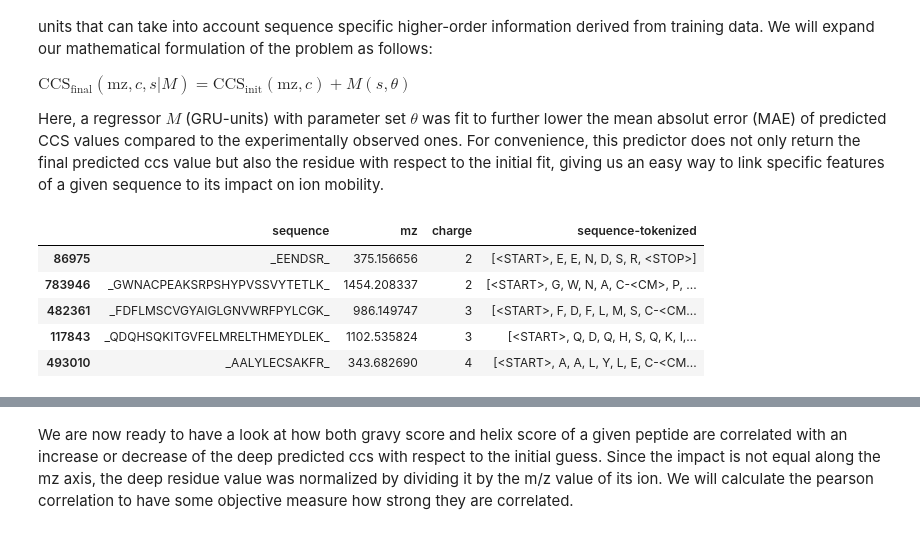
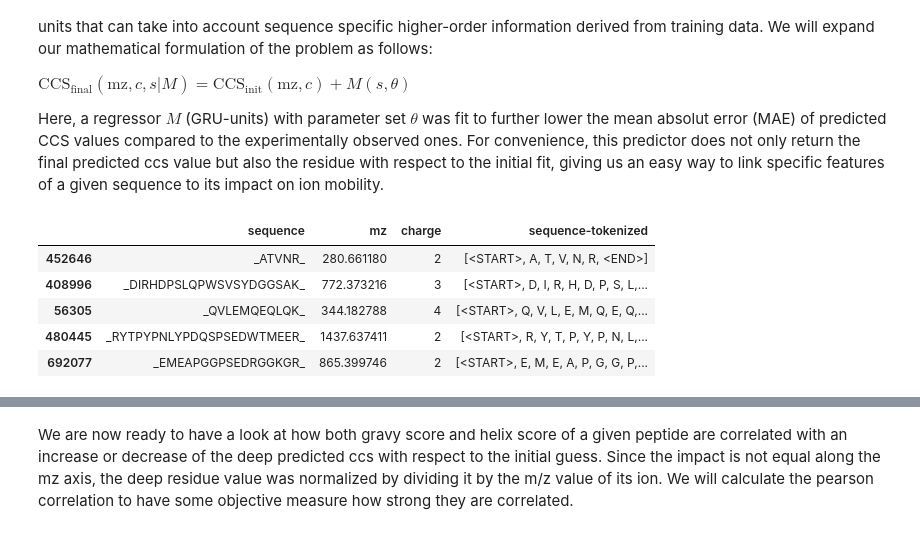
Before and after one commit to theGreatHerrLebert/ionmob, a Jupyter notebook: notebook/MobilityDrivingFactors.ipynb, the cells around one changed output, grey strips where cells are left out. Drawn from its saved outputs; the diff is of its cells as text; code cells hidden in the pictures.

```diff
--- a/notebook/MobilityDrivingFactors.ipynb
+++ b/notebook/MobilityDrivingFactors.ipynb
@@ -34,13 +34,13 @@ from ionmob.preprocess.data import sqrt_model_dataset
 # %%
-data = pd.read_parquet('../data/synthetic.parquet').sample(frac=0.1)
+data = pd.read_parquet('../data/synthetic.parquet').sample(frac=0.25)
 data.head()
 # %% [output]
 |  | sequence | mz | charge | sequence-tokenized |
-| 86975 | _EENDSR_ | 375.156656 | 2 | [<START>, E, E, N, D, S, R, <STOP>] |
-| 783946 | _GWNACPEAKSRPSHYPVSSVYTETLK_ | 1454.208337 | 2 | [<START>, G, W, N, A, C-<CM>, P, ... |
-| 482361 | _FDFLMSCVGYAIGLGNVWRFPYLCGK_ | 986.149747 | 3 | [<START>, F, D, F, L, M, S, C-<CM... |
-| 117843 | _QDQHSQKITGVFELMRELTHMEYDLEK_ | 1102.535824 | 3 | [<START>, Q, D, Q, H, S, Q, K, I,... |
-| 493010 | _AALYLECSAKFR_ | 343.682690 | 4 | [<START>, A, A, L, Y, L, E, C-<CM... |
+| 452646 | _ATVNR_ | 280.661180 | 2 | [<START>, A, T, V, N, R, <END>] |
+| 408996 | _DIRHDPSLQPWSVSYDGGSAK_ | 772.373216 | 3 | [<START>, D, I, R, H, D, P, S, L,... |
+| 56305 | _QVLEMQEQLQK_ | 344.182788 | 4 | [<START>, Q, V, L, E, M, Q, E, Q,... |
+| 480445 | _RYTPYPNLYPDQSPSEDWTMEER_ | 1437.637411 | 2 | [<START>, R, Y, T, P, Y, P, N, L,... |
+| 692077 | _EMEAPGGPSEDRGGKGR_ | 865.399746 | 2 | [<START>, E, M, E, A, P, G, G, P,... |
 # %%
 gruModel = tf.keras.models.load_model('../../ionmob/pretrained-models/GRUPredictor/')
 sqrtModel = tf.keras.models.load_model('../../ionmob/pretrained-models/SqrtModel/')
```
Also changed, not shown: parts of 4 cells of this notebook.
